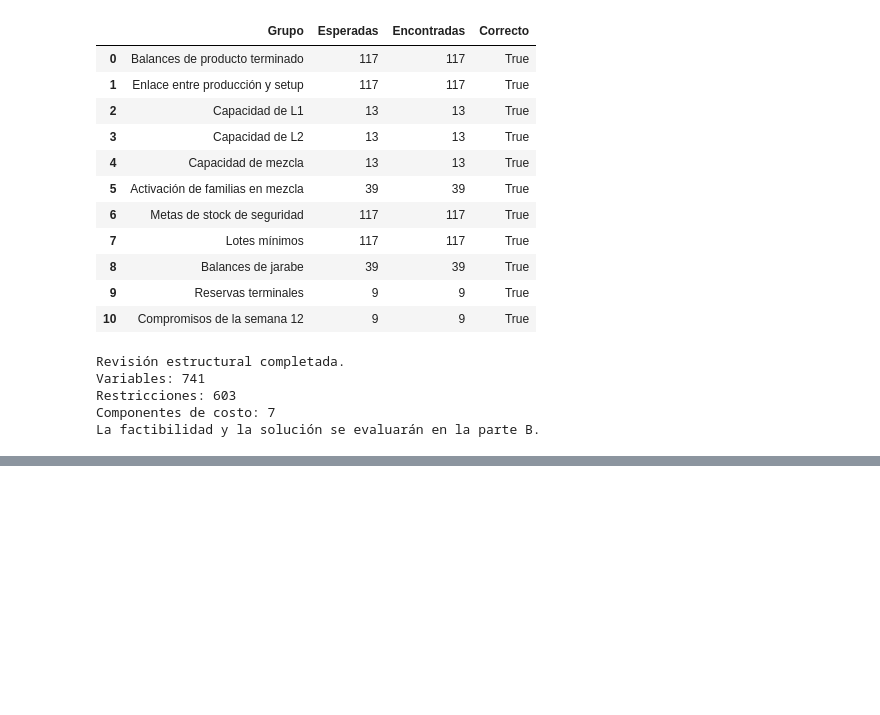
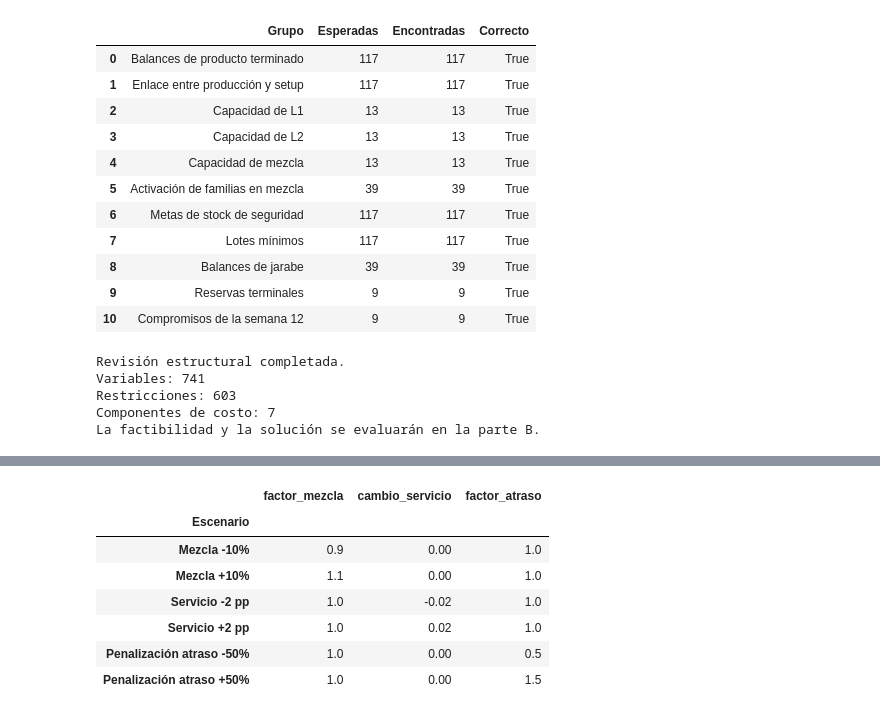
Before and after one commit to angelolucero-cloud/GO-Grupo-2, a Jupyter notebook: Entrega 2/Parte A Formulación/Entrega-2-Parte-A-Formulacion.ipynb, the cells around one changed output, grey strips where cells are left out. Drawn from its saved outputs; the diff is of its cells as text; code cells hidden in the pictures; blank space fills up the shorter version.

Commit message:
Completa parte B: resolución, sensibilidad y tablero

```diff
--- a/Entrega 2/Parte A Formulación/Entrega-2-Parte-A-Formulacion.ipynb
+++ b/Entrega 2/Parte A Formulación/Entrega-2-Parte-A-Formulacion.ipynb
@@ -1858,0 +3114,87 @@ La factibilidad y la solución se evaluarán en la parte B.
+# %%
+from copy import deepcopy
+
+# Cada escenario modifica solamente un factor.
+configuracion_escenarios = {
+    "Mezcla -10%": {
+        "factor_mezcla": 0.90,
+        "cambio_servicio": 0.00,
+        "factor_atraso": 1.00,
+    },
+    "Mezcla +10%": {
+        "factor_mezcla": 1.10,
+        "cambio_servicio": 0.00,
+        "factor_atraso": 1.00,
+    },
+    "Servicio -2 pp": {
+        "factor_mezcla": 1.00,
+        "cambio_servicio": -0.02,
+        "factor_atraso": 1.00,
+    },
+    "Servicio +2 pp": {
+        "factor_mezcla": 1.00,
+        "cambio_servicio": 0.02,
+        "factor_atraso": 1.00,
+    },
+    "Penalización atraso -50%": {
+        "factor_mezcla": 1.00,
+        "cambio_servicio": 0.00,
+        "factor_atraso": 0.50,
+    },
+    "Penalización atraso +50%": {
+        "factor_mezcla": 1.00,
+        "cambio_servicio": 0.00,
+        "factor_atraso": 1.50,
+    },
+}
+
+modelos_sensibilidad = {}
+
+for numero, nombre in enumerate(configuracion_escenarios, start=1):
+    copia = deepcopy(modelo)
+    copia.name = f"Sensibilidad_{numero}"
+
+    # Se eliminan los valores de la solución anterior.
+    for variable in copia.variables():
+        variable.varValue = None
+        variable.dj = None
+
+    for restriccion in copia.constraints.values():
+        restriccion.pi = None
+        restriccion.slack = None
+
+    modelos_sensibilidad[nombre] = copia
+
+    # Las variables de cada copia deben ser independientes del original.
+    variables_copia = copia.variablesDict()
+    assert all(
+        variables_copia[v.name] is not v
+        for v in modelo.variables()
+    )
+
+# Comprobar que el plan base sigue intacto.
+assert all(
+    v.varValue == valores_plan_base[v.name]
+    for v in modelo.variables()
+), "Se modificaron los valores del plan base."
+
+tabla_escenarios = pd.DataFrame(
+    configuracion_escenarios
+).T.rename_axis("Escenario")
+
+display(tabla_escenarios)
+
+print("Copias independientes creadas:", len(modelos_sensibilidad))
+print("Restricciones por modelo:", len(modelo.constraints))
+print("Variables por modelo:", len(modelo.variables()))
+print("Plan base conservado.")
+print("Pendiente: aplicar los cambios y resolver los escenarios.")
+# %% [output]
+|  | factor_mezcla | cambio_servicio | factor_atraso |
+| Escenario |  |  |  |
+| Mezcla -10% | 0.9 | 0.00 | 1.0 |
+| Mezcla +10% | 1.1 | 0.00 | 1.0 |
+| Servicio -2 pp | 1.0 | -0.02 | 1.0 |
+| Servicio +2 pp | 1.0 | 0.02 | 1.0 |
+| Penalización atraso -50% | 1.0 | 0.00 | 0.5 |
+| Penalización atraso +50% | 1.0 | 0.00 | 1.5 |
```
Also changed, not shown: parts of 24 cells of this notebook.
